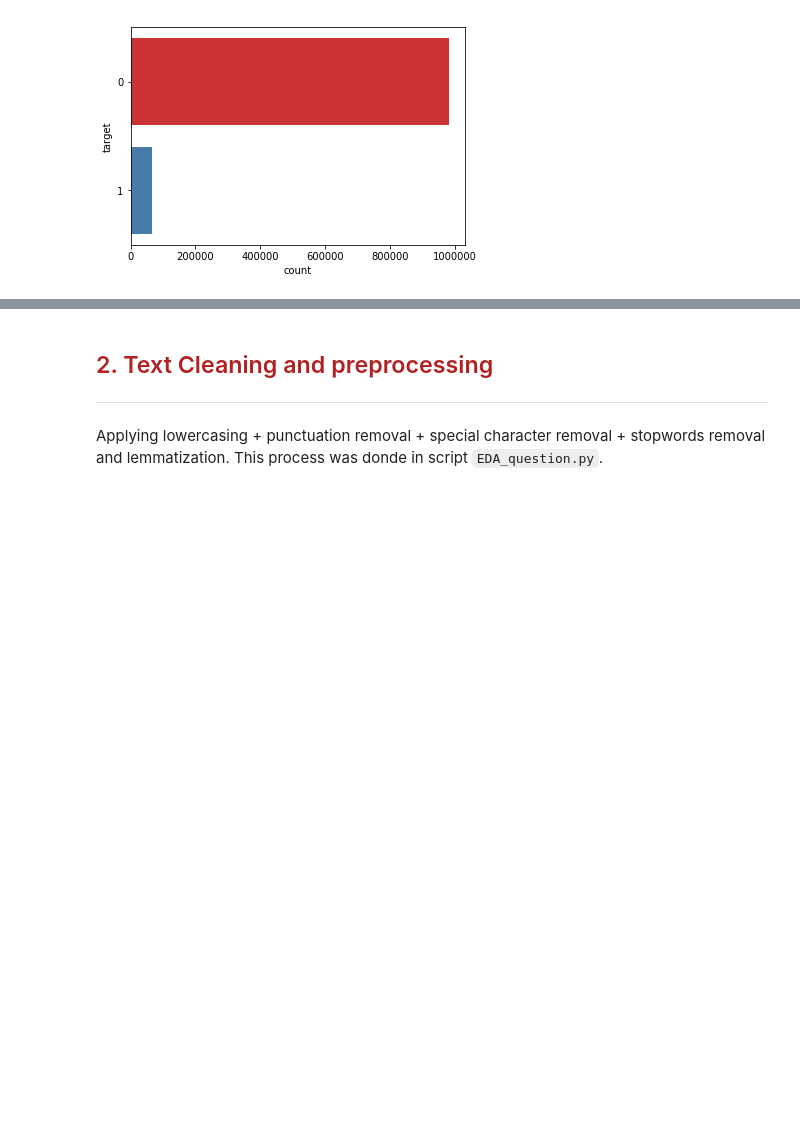
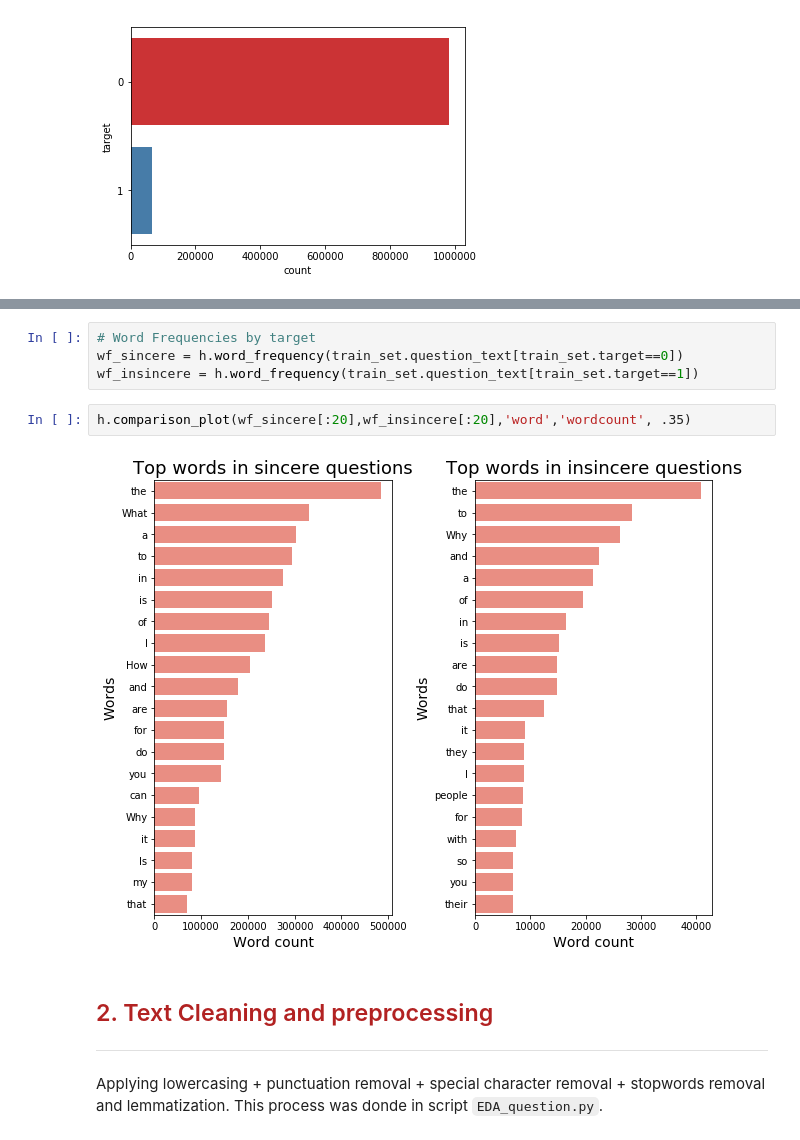
Before and after one commit to falrrema/ML_Nanodegree, a Jupyter notebook: P7_Capstone/EDA_Questions.ipynb, the cells around one changed output, grey strips where cells are left out. Saved outputs shown, nothing was run; the diff lists cells and outputs as text; blank space fills up the shorter version.

```diff
--- a/P7_Capstone/EDA_Questions.ipynb
+++ b/P7_Capstone/EDA_Questions.ipynb
@@ -78,3 +91,11 @@ Strong class imbalance. There are 64774 of insincere question that representthe
+# %%
+# Word Frequencies by target
+wf_sincere = h.word_frequency(train_set.question_text[train_set.target==0])
+wf_insincere = h.word_frequency(train_set.question_text[train_set.target==1])
+# %%
+h.comparison_plot(wf_sincere[:20],wf_insincere[:20],'word','wordcount', .35)
+# %% [output]
+[figure, added]
 # %% [markdown]
 ## <font color='firebrick'>2. Text Cleaning and preprocessing </font>
 ---
```
Also changed, not shown: parts of 18 cells of this notebook, 1 other file.
